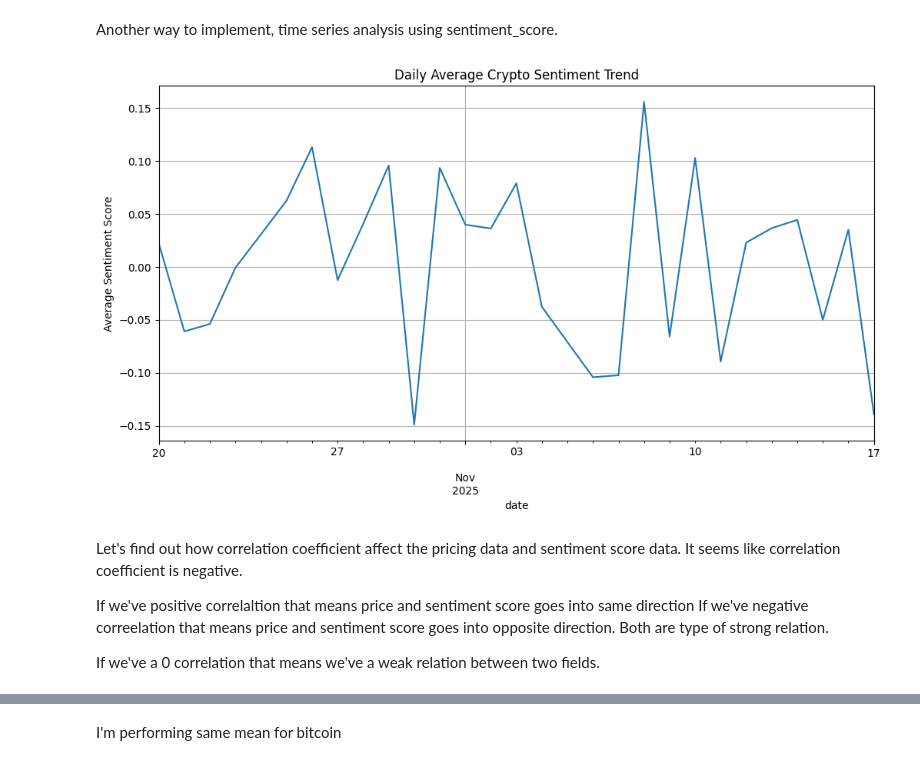
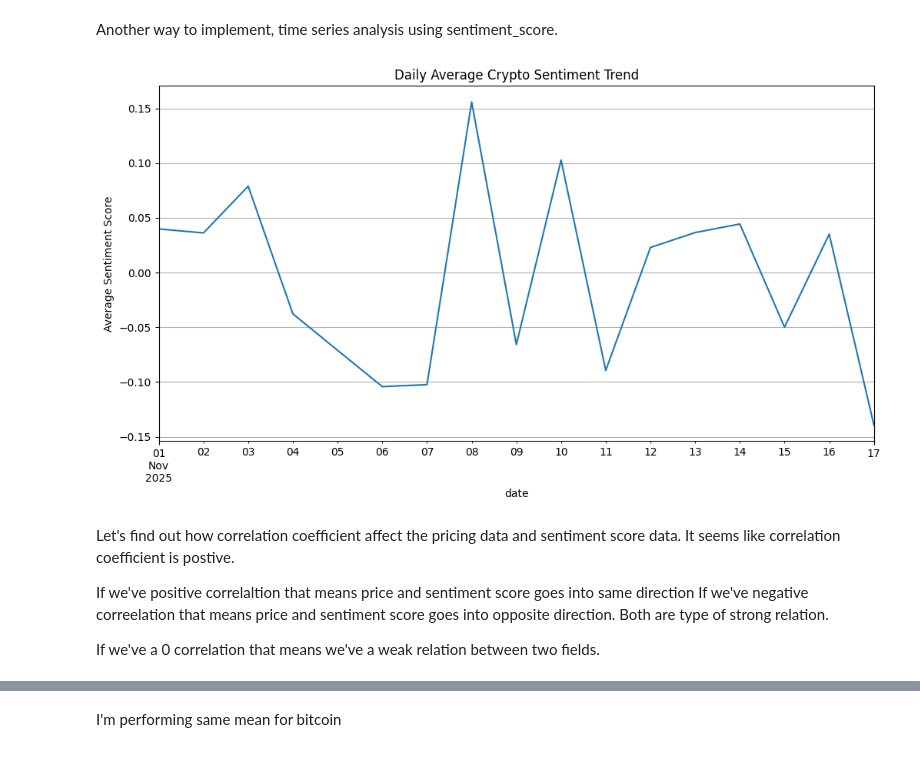
Before and after one commit to Ripa-Shah/Analyzing-Social-Sentiment-Data-to-determine-correlation-with-Cryptocurrency-Price, a Jupyter notebook: MIS584_Cryptocurrency_sentimentdata_and_prices_11_18_25.ipynb, the cells around one changed output, grey strips where cells are left out. Cells and saved outputs as stored; diff of their text form; code cells hidden in the pictures.

```diff
--- a/MIS584_Cryptocurrency_sentimentdata_and_prices_11_18_25.ipynb
+++ b/MIS584_Cryptocurrency_sentimentdata_and_prices_11_18_25.ipynb
@@ -782,7 +793,7 @@ weighted avg       0.90      0.92      0.91       385
 # %%
 from pyspark.sql import functions as F
 START_DATE = '2025-11-01 00:00:00'
-END_DATE = '2025-11-15 23:59:59'
+END_DATE = '2025-11-17 23:59:59'
 # Assuming START_DATE and END_DATE are defined
 
 df_reddit_filtered = df_joined.filter(
@@ -928,23 +939,23 @@ Another way to implement, time series analysis using sentiment_score.
 # %%
 #time series analysis
 
 import matplotlib.pyplot as plt
 
 #convert pyspark dataframe to pandas dataframe
-df_pandas = df_joined.toPandas()
+df_pandas = df_reddit_filtered.toPandas()
 
 # 1. Overall Sentiment Trend
 df_daily_sentiment = df_pandas.set_index('date').resample('D')['sentiment_score'].mean()
 
 plt.figure(figsize=(12, 6))
 df_daily_sentiment.plot(title="Daily Average Crypto Sentiment Trend")
 plt.ylabel("Average Sentiment Score")
 plt.grid(True)
 plt.show()
 # %% [output]
-[figure, old version]
+[figure, new version]
 # %% [markdown]
-Let's find out how correlation coefficient affect the pricing data and sentiment score data. It seems like correlation coefficient is negative.
+Let's find out how correlation coefficient affect the pricing data and sentiment score data. It seems like correlation coefficient is postive.
 
 If we've positive correlaltion that means price and sentiment score goes into same direction
 If we've negative correelation that means price and sentiment score goes into opposite direction.
```
Also changed, not shown: parts of 40 cells of this notebook.
